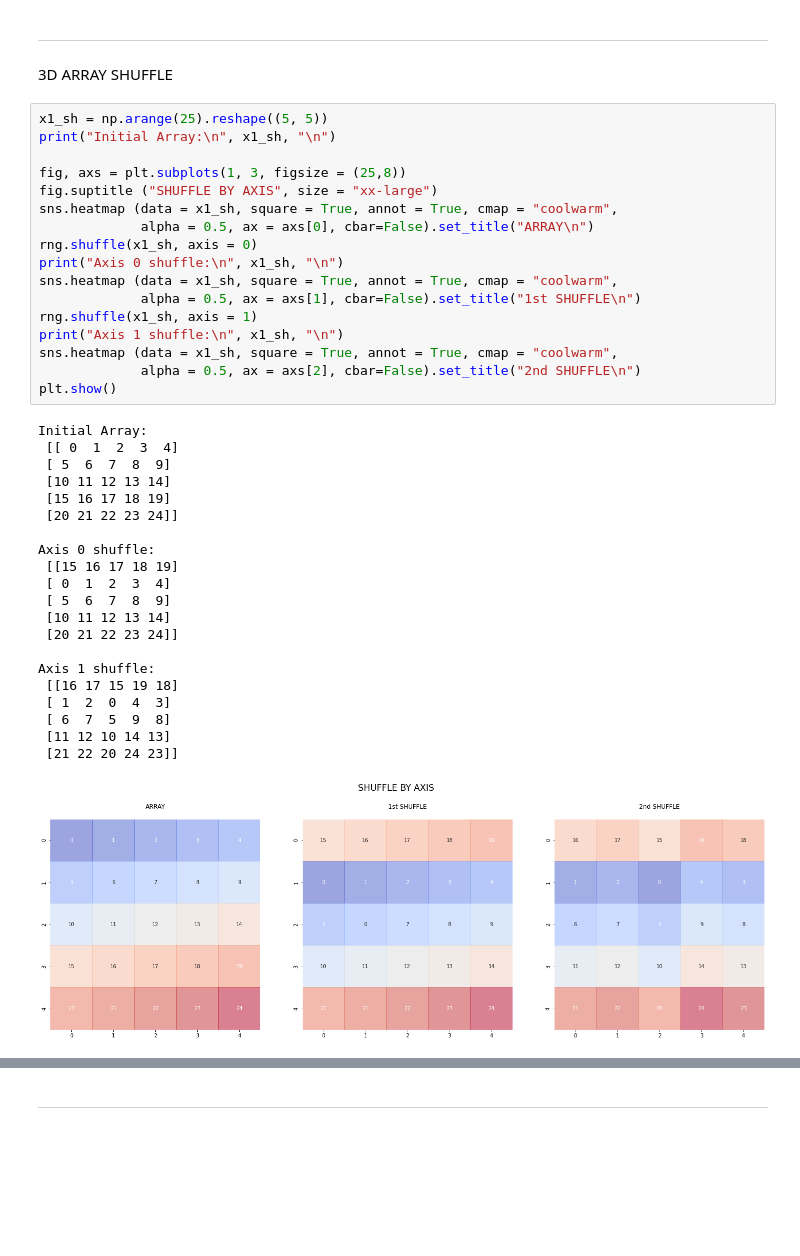
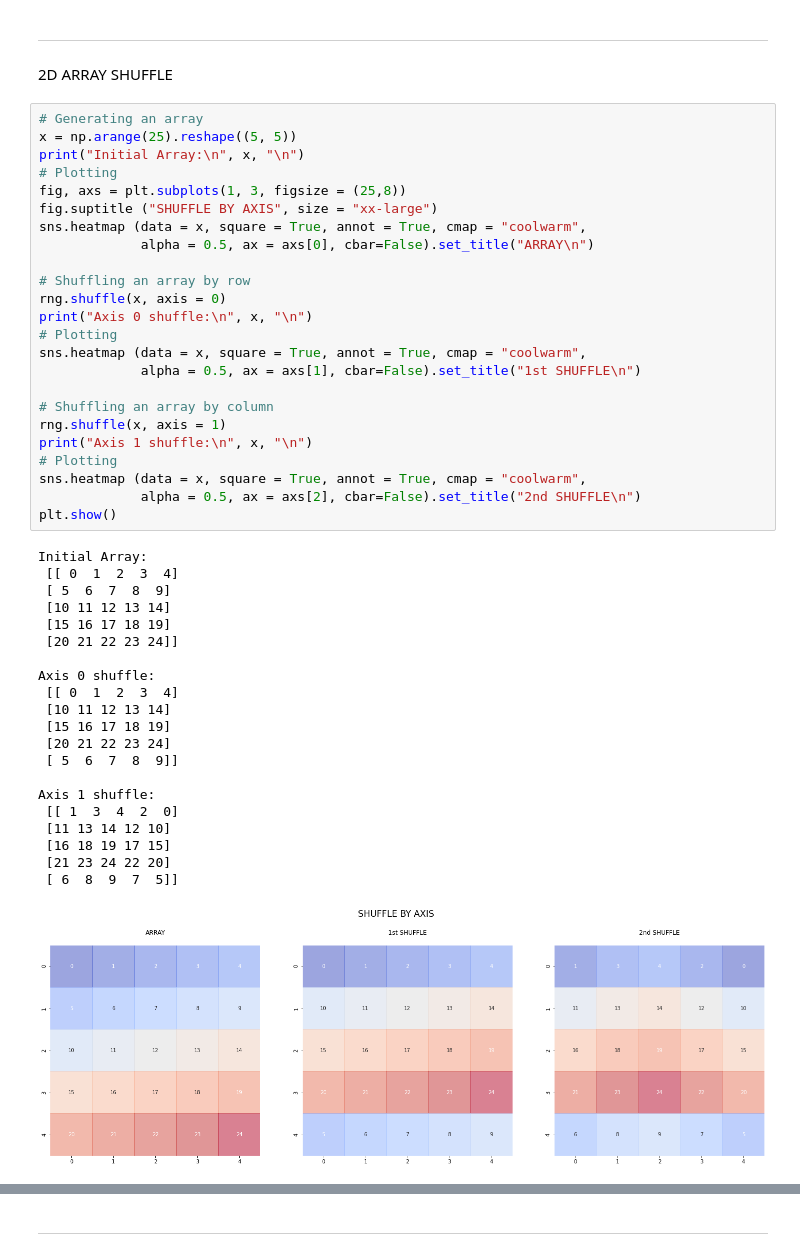
Before and after one commit to AnteDujic/Programming-for-Data-Analysis, a Jupyter notebook: numpy-random.ipynb, the cells around one changed output, grey strips where cells are left out. Saved outputs shown, nothing was run; the diff lists cells and outputs as text; blank space fills up the shorter version.

```diff
--- a/numpy-random.ipynb
+++ b/numpy-random.ipynb
@@ -652,44 +693,51 @@ plt.show()
 # %% [markdown]
 ***
 # %% [markdown]
-3D ARRAY SHUFFLE
+2D ARRAY SHUFFLE
 # %%
-x1_sh = np.arange(25).reshape((5, 5))
-print("Initial Array:\n", x1_sh, "\n")
-
+# Generating an array
+x = np.arange(25).reshape((5, 5))
+print("Initial Array:\n", x, "\n")
+# Plotting
 fig, axs = plt.subplots(1, 3, figsize = (25,8))
 fig.suptitle ("SHUFFLE BY AXIS", size = "xx-large")
-sns.heatmap (data = x1_sh, square = True, annot = True, cmap = "coolwarm",
+sns.heatmap (data = x, square = True, annot = True, cmap = "coolwarm",
              alpha = 0.5, ax = axs[0], cbar=False).set_title("ARRAY\n")
-rng.shuffle(x1_sh, axis = 0)
-print("Axis 0 shuffle:\n", x1_sh, "\n")
-sns.heatmap (data = x1_sh, square = True, annot = True, cmap = "coolwarm",
+
+# Shuffling an array by row
+rng.shuffle(x, axis = 0)
+print("Axis 0 shuffle:\n", x, "\n")
+# Plotting
+sns.heatmap (data = x, square = True, annot = True, cmap = "coolwarm",
              alpha = 0.5, ax = axs[1], cbar=False).set_title("1st SHUFFLE\n")
-rng.shuffle(x1_sh, axis = 1)
-print("Axis 1 shuffle:\n", x1_sh, "\n")
-sns.heatmap (data = x1_sh, square = True, annot = True, cmap = "coolwarm",
+
+# Shuffling an array by column
+rng.shuffle(x, axis = 1)
+print("Axis 1 shuffle:\n", x, "\n")
+# Plotting
+sns.heatmap (data = x, square = True, annot = True, cmap = "coolwarm",
              alpha = 0.5, ax = axs[2], cbar=False).set_title("2nd SHUFFLE\n")
 plt.show()
 # %% [output]
 Initial Array:
  [[ 0  1  2  3  4]
  [ 5  6  7  8  9]
  [10 11 12 13 14]
  [15 16 17 18 19]
  [20 21 22 23 24]]
 
 Axis 0 shuffle:
- [[15 16 17 18 19]
- [ 0  1  2  3  4]
- [ 5  6  7  8  9]
+ [[ 0  1  2  3  4]
  [10 11 12 13 14]
- [20 21 22 23 24]]
+ [15 16 17 18 19]
+ [20 21 22 23 24]
+ [ 5  6  7  8  9]]
 
 Axis 1 shuffle:
- [[16 17 15 19 18]
- [ 1  2  0  4  3]
- [ 6  7  5  9  8]
- [11 12 10 14 13]
- [21 22 20 24 23]]
+ [[ 1  3  4  2  0]
+ [11 13 14 12 10]
+ [16 18 19 17 15]
+ [21 23 24 22 20]
+ [ 6  8  9  7  5]]
-[figure, old version]
+[figure, new version]
 # %% [markdown]
```
Also changed, not shown: parts of 95 cells of this notebook.
